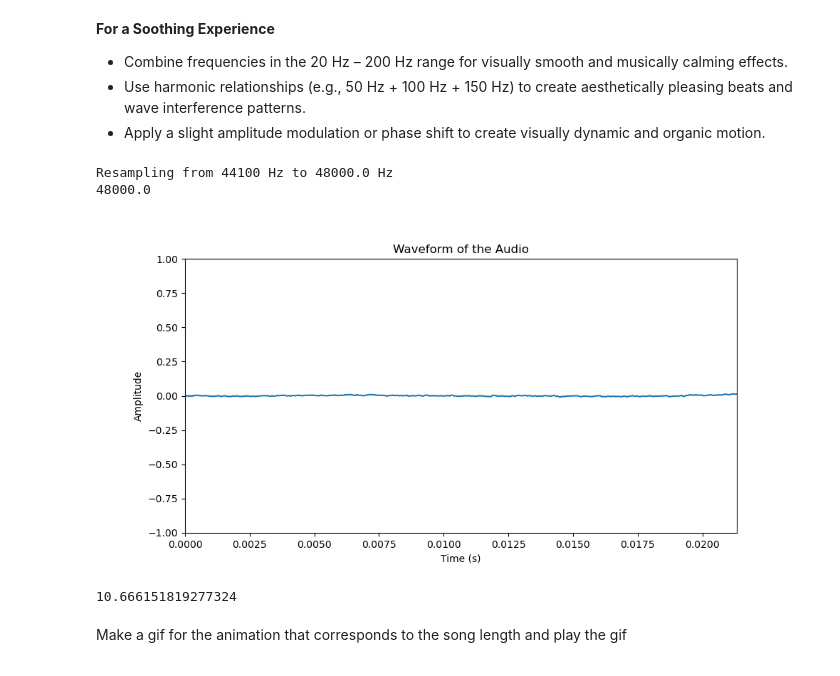
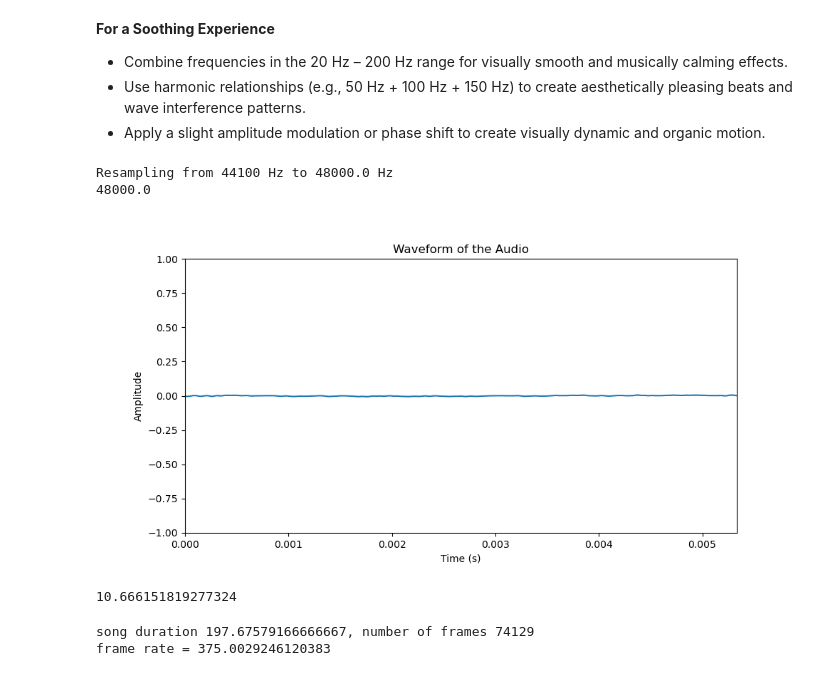
Before and after one commit to ralfreuvers/Andata, a Jupyter notebook: notebooks/rene_sandbox.ipynb, the cells around one changed output. Saved outputs shown, nothing was run; the diff lists cells and outputs as text; code cells hidden in the pictures.

```diff
--- a/notebooks/rene_sandbox.ipynb
+++ b/notebooks/rene_sandbox.ipynb
@@ -150,37 +150,37 @@ def update_plot(frame):
     start_idx += hop_size
     return line,
 
 # Parameters for the dynamic plot
-window_size = 1024  # Number of samples to display at a time
-hop_size = 512  # Number of samples to advance for each frame
+window_size = 256  # Number of samples to display at a time
+hop_size = 64  # Number of samples to advance for each frame
 start_idx = 0
 
 song_duration = len(song.tseries) / song.sr  # Duration of the song in seconds
 num_frames = len(range(0, len(song.tseries), hop_size))  # Number of frames in the animation
 interval = (song_duration / num_frames) * 1000  # Interval in milliseconds
 
 # Set up the plot
 fig, ax = plt.subplots(figsize=(10, 5))
 time = np.linspace(0, window_size / song.sr, num=window_size)
 line, = ax.plot(time, song.tseries[:window_size])
 ax.set_xlim(0, window_size / song.sr)
 ax.set_ylim(-1, 1)
 ax.set_xlabel("Time (s)")
 ax.set_ylabel("Amplitude")
 ax.set_title("Waveform of the Audio")
 
 # Create the animation
-ani = animation.FuncAnimation(fig, update_plot, frames=range(0, len(song.tseries), hop_size), blit=False, interval=interval)
+ani = animation.FuncAnimation(fig, update_plot, frames=range(0, len(song.tseries), hop_size), blit=True, interval=(1000/30))
 
 # Play the audio
 play_audio(song.tseries, song.sr)
 
 # Show the plot
 plt.show()
 # %% [output]
 Resampling from 44100 Hz to 48000.0 Hz
 48000.0
-[figure, old version]
+[figure, new version]
 # %%
 sd.stop()
 ani.event_source.stop()
@@ -193,5 +193,14 @@ interval = (song_duration / num_frames) * 1000  # Interval in milliseconds
 print(interval)
 # %% [output]
 10.666151819277324
-# %% [markdown]
-Make a gif for the animation that corresponds to the song length and play the gif
+# %%
+window_size = 256  # Number of samples to display at a time
+hop_size = 128  # Number of samples to advance for each frame
+start_idx = 0
+song_duration = len(song.tseries) / song.sr  # Duration of the song in seconds
+num_frames = len(range(0, len(song.tseries), hop_size))  # Number of frames in the animation
+print(f"song duration {song_duration}, number of frames {num_frames}")
+print(f"frame rate = {num_frames/song_duration}")
+# %% [output]
+song duration 197.67579166666667, number of frames 74129
+frame rate = 375.0029246120383
```
Also changed, not shown: parts of 3 cells of this notebook.
